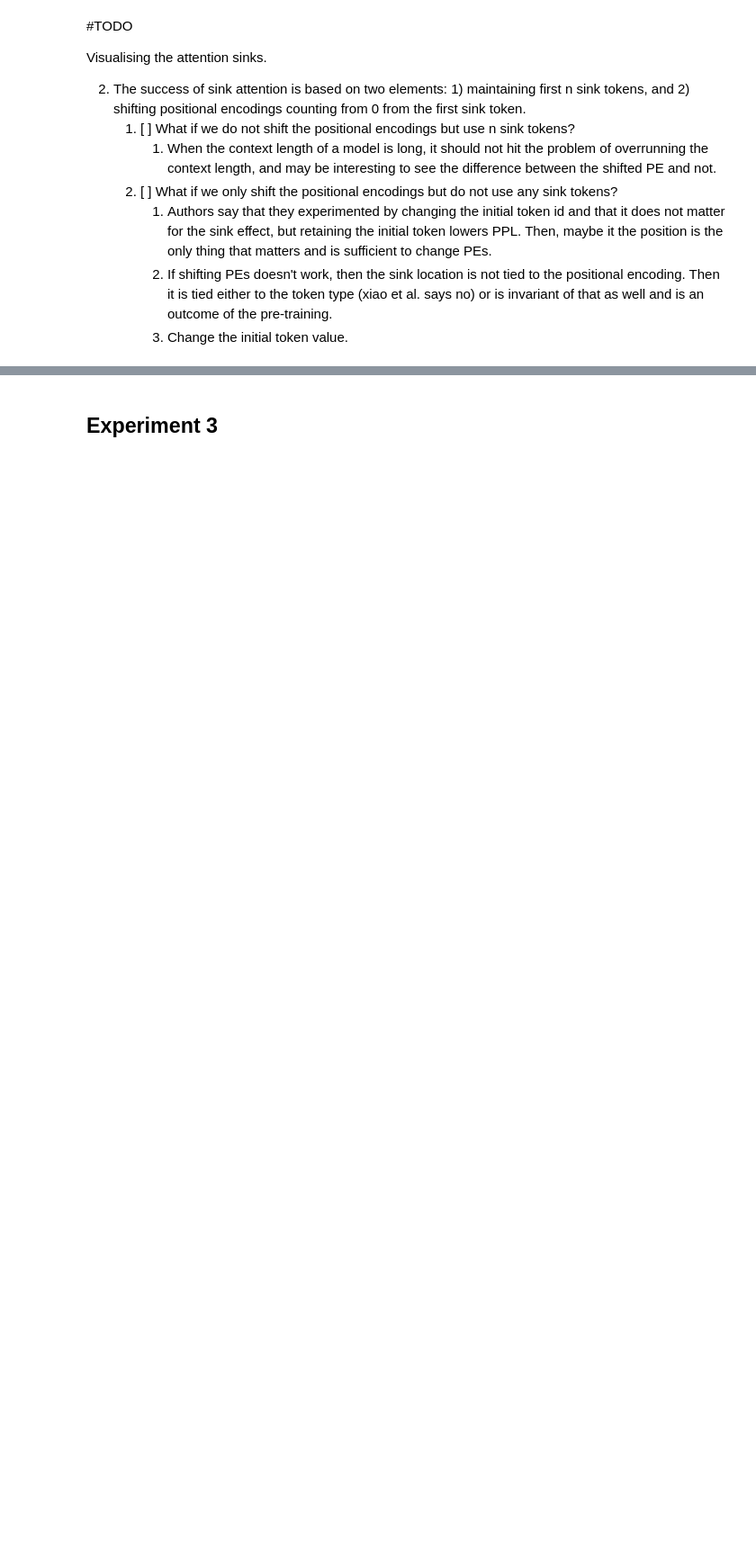
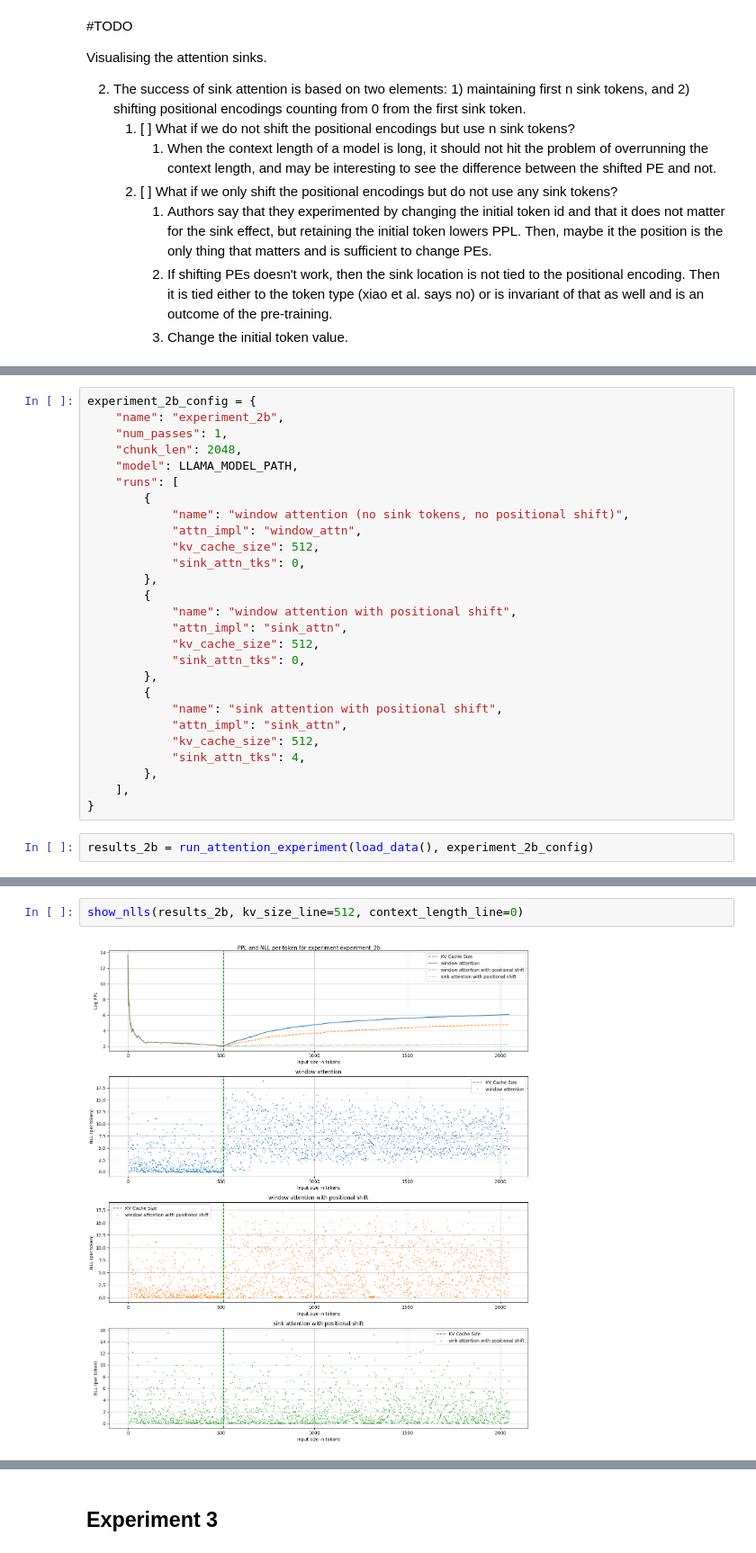
Before and after one commit to TheRootOf3/understanding-attention-sinks, a Jupyter notebook: main.ipynb, the cells around one changed output, grey strips where cells are left out. Shown at 90% size. Drawn from its saved outputs; the diff is of its cells as text; blank space fills up the shorter version.

```diff
--- a/main.ipynb
+++ b/main.ipynb
@@ -1019,0 +1136,29 @@ Visualising the attention sinks.
+# %%
+experiment_2b_config = {
+    "name": "experiment_2b",
+    "num_passes": 1,
+    "chunk_len": 2048,
+    "model": LLAMA_MODEL_PATH,
+    "runs": [
+        {
+            "name": "window attention (no sink tokens, no positional shift)",
+            "attn_impl": "window_attn",
+            "kv_cache_size": 512,
+            "sink_attn_tks": 0,
+        },
+        {
+            "name": "window attention with positional shift",
+            "attn_impl": "sink_attn",
+            "kv_cache_size": 512,
+            "sink_attn_tks": 0,
+        },
+        {
+            "name": "sink attention with positional shift",
+            "attn_impl": "sink_attn",
+            "kv_cache_size": 512,
+            "sink_attn_tks": 4,
+        },
+    ],
+}
+# %%
+results_2b = run_attention_experiment(load_data(), experiment_2b_config)
@@ -1019,0 +1179,4 @@ Visualising the attention sinks.
+# %%
+show_nlls(results_2b, kv_size_line=512, context_length_line=0)
+# %% [output]
+[figure, added]
```
Also changed, not shown: parts of 44 cells of this notebook, 1 other file.
